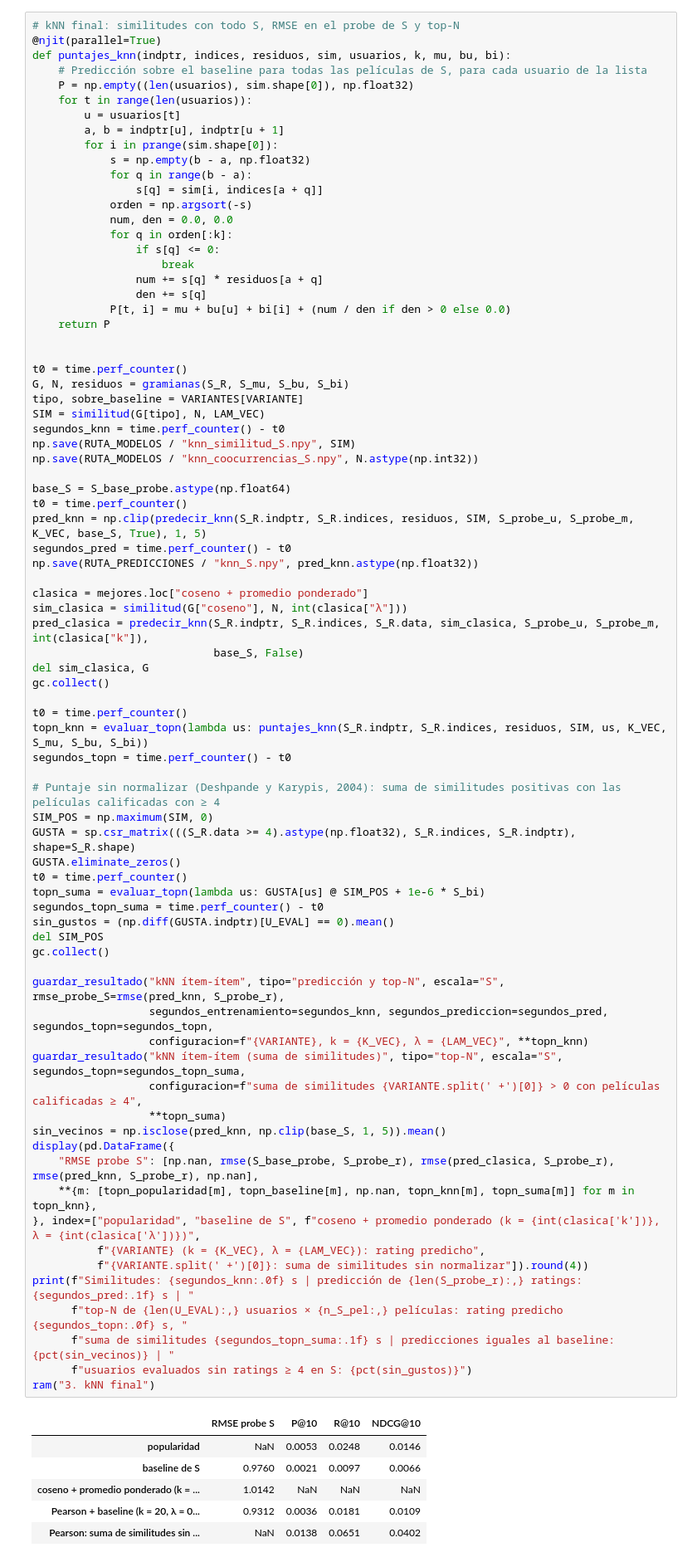
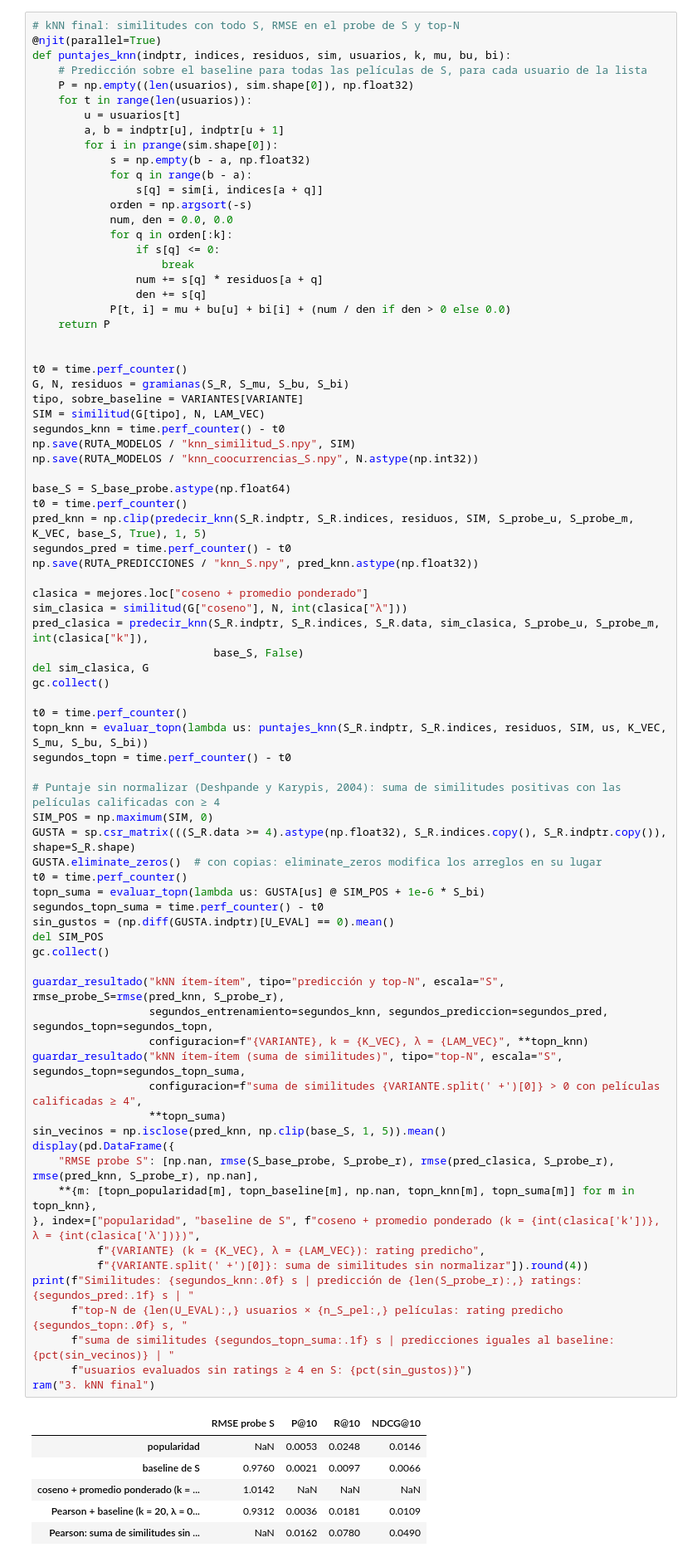
Before and after one commit to makore-0612/T4_DMII, a Jupyter notebook: notebooks/02_baseline_vecindarios.ipynb, the cells around one changed output. Shown at 83% size. Drawn from its saved outputs; the diff is of its cells as text.

Commit message:
Corrige la exclusión de vistas en el top-N por suma de similitudes (copia de índices CSR)

```diff
--- a/notebooks/02_baseline_vecindarios.ipynb
+++ b/notebooks/02_baseline_vecindarios.ipynb
@@ -763,37 +763,37 @@ segundos_topn = time.perf_counter() - t0
 
 # Puntaje sin normalizar (Deshpande y Karypis, 2004): suma de similitudes positivas con las películas calificadas con ≥ 4
 SIM_POS = np.maximum(SIM, 0)
-GUSTA = sp.csr_matrix(((S_R.data >= 4).astype(np.float32), S_R.indices, S_R.indptr), shape=S_R.shape)
-GUSTA.eliminate_zeros()
+GUSTA = sp.csr_matrix(((S_R.data >= 4).astype(np.float32), S_R.indices.copy(), S_R.indptr.copy()), shape=S_R.shape)
+GUSTA.eliminate_zeros()  # con copias: eliminate_zeros modifica los arreglos en su lugar
 t0 = time.perf_counter()
 topn_suma = evaluar_topn(lambda us: GUSTA[us] @ SIM_POS + 1e-6 * S_bi)
 segundos_topn_suma = time.perf_counter() - t0
 sin_gustos = (np.diff(GUSTA.indptr)[U_EVAL] == 0).mean()
 del SIM_POS
 gc.collect()
 
 guardar_resultado("kNN ítem-ítem", tipo="predicción y top-N", escala="S", rmse_probe_S=rmse(pred_knn, S_probe_r),
                   segundos_entrenamiento=segundos_knn, segundos_prediccion=segundos_pred, segundos_topn=segundos_topn,
                   configuracion=f"{VARIANTE}, k = {K_VEC}, λ = {LAM_VEC}", **topn_knn)
 guardar_resultado("kNN ítem-ítem (suma de similitudes)", tipo="top-N", escala="S", segundos_topn=segundos_topn_suma,
                   configuracion=f"suma de similitudes {VARIANTE.split(' +')[0]} > 0 con películas calificadas ≥ 4",
                   **topn_suma)
 sin_vecinos = np.isclose(pred_knn, np.clip(base_S, 1, 5)).mean()
 display(pd.DataFrame({
     "RMSE probe S": [np.nan, rmse(S_base_probe, S_probe_r), rmse(pred_clasica, S_probe_r), rmse(pred_knn, S_probe_r), np.nan],
     **{m: [topn_popularidad[m], topn_baseline[m], np.nan, topn_knn[m], topn_suma[m]] for m in topn_knn},
 }, index=["popularidad", "baseline de S", f"coseno + promedio ponderado (k = {int(clasica['k'])}, λ = {int(clasica['λ'])})",
           f"{VARIANTE} (k = {K_VEC}, λ = {LAM_VEC}): rating predicho",
           f"{VARIANTE.split(' +')[0]}: suma de similitudes sin normalizar"]).round(4))
 print(f"Similitudes: {segundos_knn:.0f} s | predicción de {len(S_probe_r):,} ratings: {segundos_pred:.1f} s | "
       f"top-N de {len(U_EVAL):,} usuarios × {n_S_pel:,} películas: rating predicho {segundos_topn:.0f} s, "
       f"suma de similitudes {segundos_topn_suma:.1f} s | predicciones iguales al baseline: {pct(sin_vecinos)} | "
       f"usuarios evaluados sin ratings ≥ 4 en S: {pct(sin_gustos)}")
 ram("3. kNN final")
 # %% [output]
 |  | RMSE probe S | P@10 | R@10 | NDCG@10 |
 | popularidad | NaN | 0.0053 | 0.0248 | 0.0146 |
 | baseline de S | 0.9760 | 0.0021 | 0.0097 | 0.0066 |
 | coseno + promedio ponderado (k = ... | 1.0142 | NaN | NaN | NaN |
 | Pearson + baseline (k = 20, λ = 0... | 0.9312 | 0.0036 | 0.0181 | 0.0109 |
-| Pearson: suma de similitudes sin ... | NaN | 0.0138 | 0.0651 | 0.0402 |
+| Pearson: suma de similitudes sin ... | NaN | 0.0162 | 0.0780 | 0.0490 |
```
Also changed, not shown: parts of 12 cells of this notebook.
